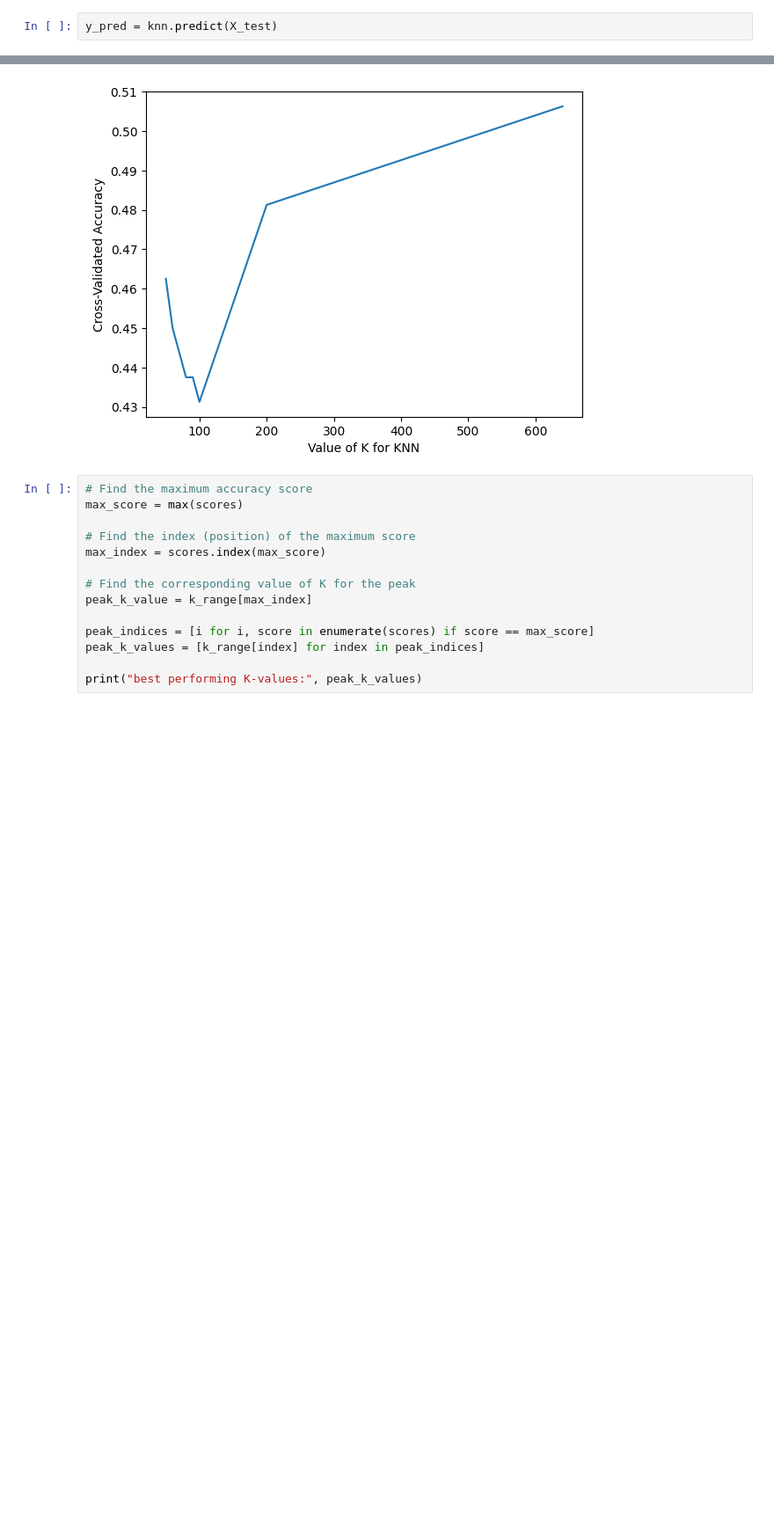
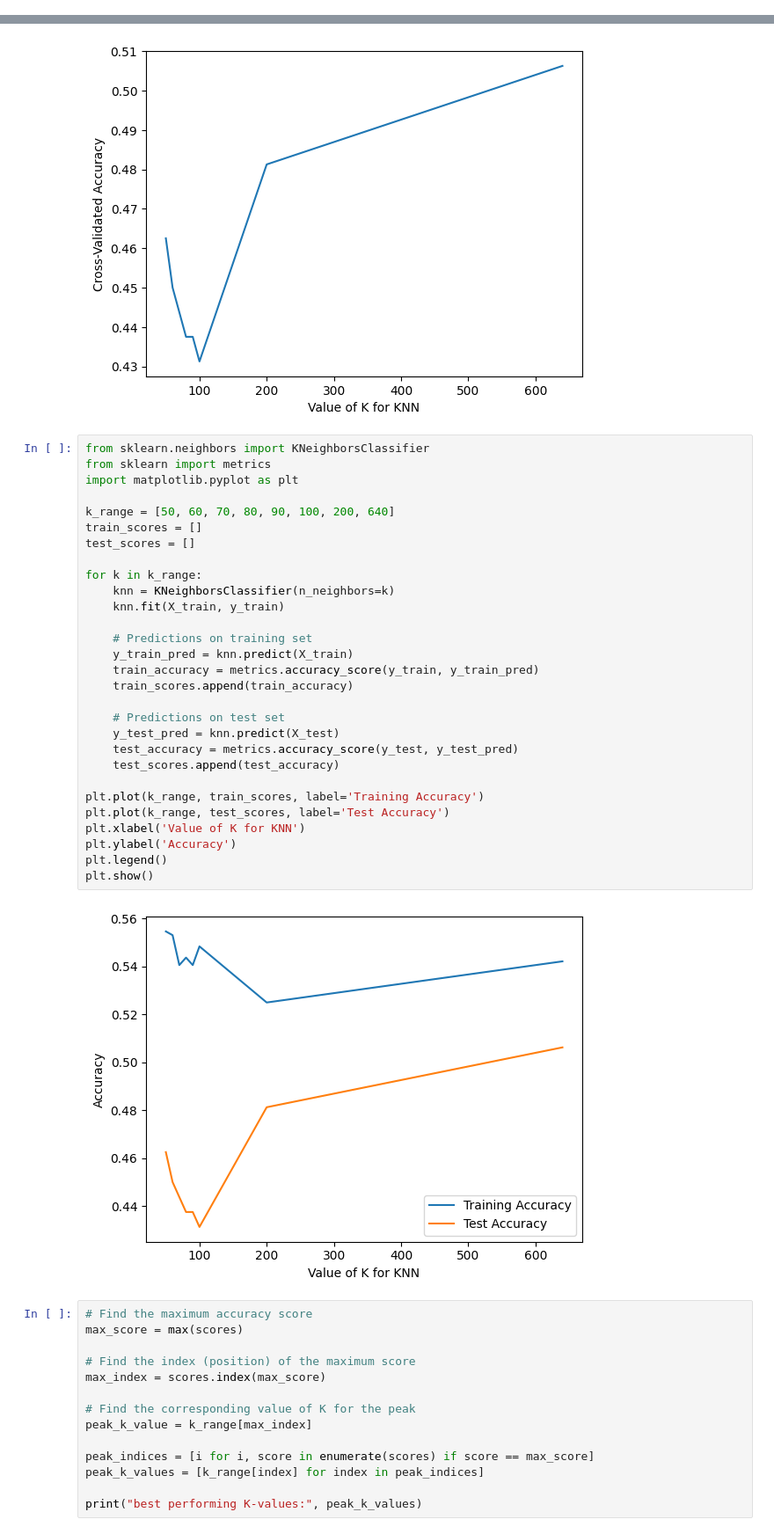
Before and after one commit to TechLabs-Berlin/ws24-skillswap, a Jupyter notebook: DS/01_Notebooks/04_Modeling/Activity_Projection/Activity_Projection.ipynb, the cells around one changed output, grey strips where cells are left out. Shown at 88% size. Saved outputs shown, nothing was run; the diff lists cells and outputs as text; blank space fills up the shorter version.

```diff
--- a/DS/01_Notebooks/04_Modeling/Activity_Projection/Activity_Projection.ipynb
+++ b/DS/01_Notebooks/04_Modeling/Activity_Projection/Activity_Projection.ipynb
@@ -56,5 +62,3 @@ KNeighborsClassifier(n_neighbors=300)
 knn.score(X_test, y_test)
 # %% [output]
 0.48125
-# %%
-y_pred = knn.predict(X_test)
@@ -109,6 +109,37 @@ plt.ylabel('Cross-Validated Accuracy')
 plt.show()
 # %% [output]
 [figure]
+# %%
+from sklearn.neighbors import KNeighborsClassifier
+from sklearn import metrics
+import matplotlib.pyplot as plt
+
+k_range = [50, 60, 70, 80, 90, 100, 200, 640]
+train_scores = []
+test_scores = []
+
+for k in k_range:
+    knn = KNeighborsClassifier(n_neighbors=k)
+    knn.fit(X_train, y_train)
+
+    # Predictions on training set
+    y_train_pred = knn.predict(X_train)
+    train_accuracy = metrics.accuracy_score(y_train, y_train_pred)
+    train_scores.append(train_accuracy)
+
+    # Predictions on test set
+    y_test_pred = knn.predict(X_test)
+    test_accuracy = metrics.accuracy_score(y_test, y_test_pred)
+    test_scores.append(test_accuracy)
+
+plt.plot(k_range, train_scores, label='Training Accuracy')
+plt.plot(k_range, test_scores, label='Test Accuracy')
+plt.xlabel('Value of K for KNN')
+plt.ylabel('Accuracy')
+plt.legend()
+plt.show()
+# %% [output]
+[figure, added]
 # %%
 # Find the maximum accuracy score
 max_score = max(scores)
```
Also changed, not shown: parts of 27 cells of this notebook.
